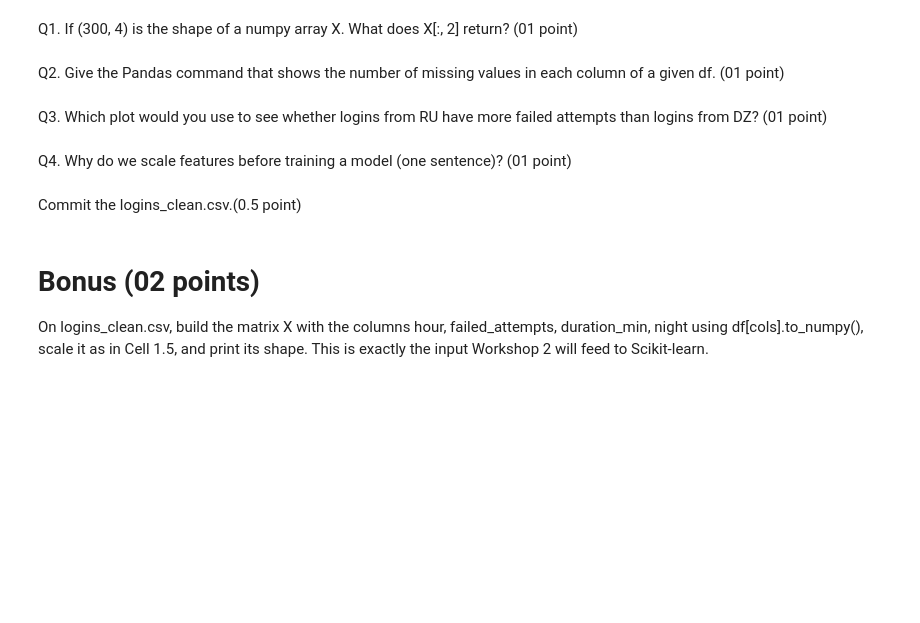
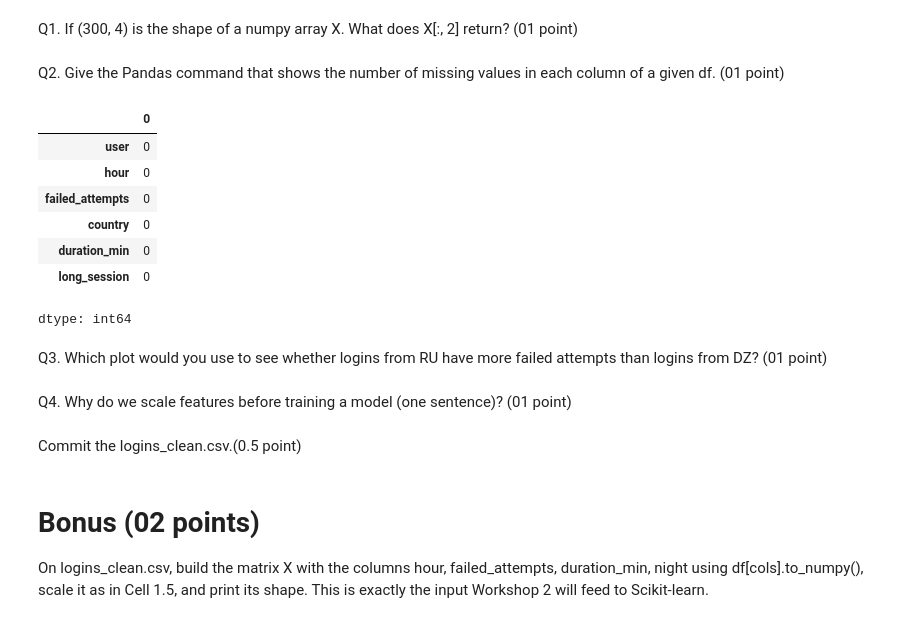
Before and after one commit to sophie-hub1/TP1, a Jupyter notebook: TP1.ipynb, the cells around one changed output. Drawn from its saved outputs; the diff is of its cells as text; code cells hidden in the pictures; blank space fills up the shorter version.

```diff
--- a/TP1.ipynb
+++ b/TP1.ipynb
@@ -185,7 +191,16 @@ answer_g1 ="X[:,2] returns all  rows from the third columns of X "
 Q2. Give the Pandas command that shows the number of missing values in each column of a given df. (01 point)
 # %%
 # Write your code here
-df.isnull().sum()
+log.isnull().sum()
+# %% [output]
+|  | 0 |
+| user | 0 |
+| hour | 0 |
+| failed_attempts | 0 |
+| country | 0 |
+| duration_min | 0 |
+| long_session | 0 |
+dtype: int64
 # %% [markdown]
 Q3. Which plot would you use to see whether logins from RU have more failed attempts than logins from DZ? (01 point)
 # %%
```
Also changed, not shown: parts of 8 cells of this notebook.
